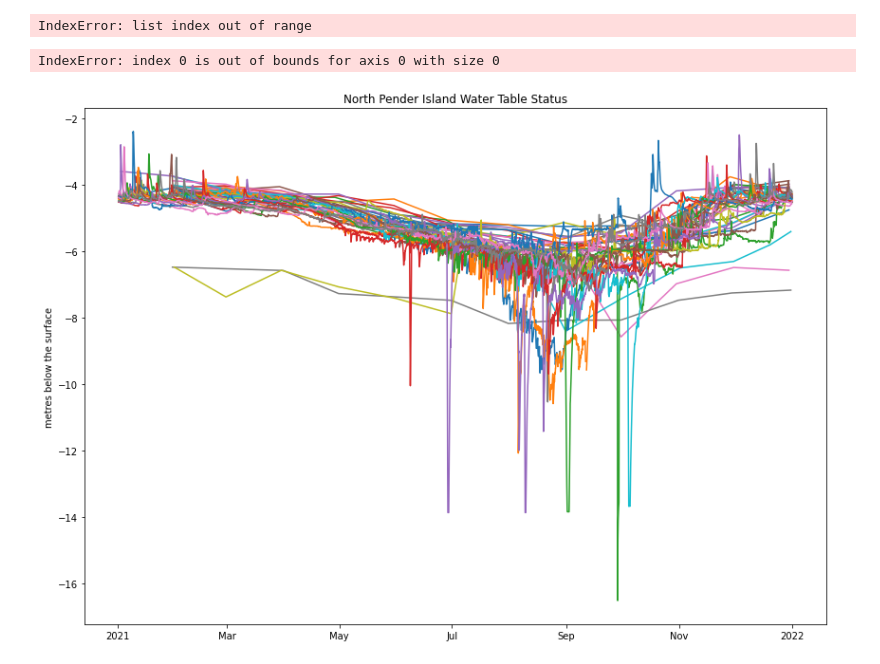
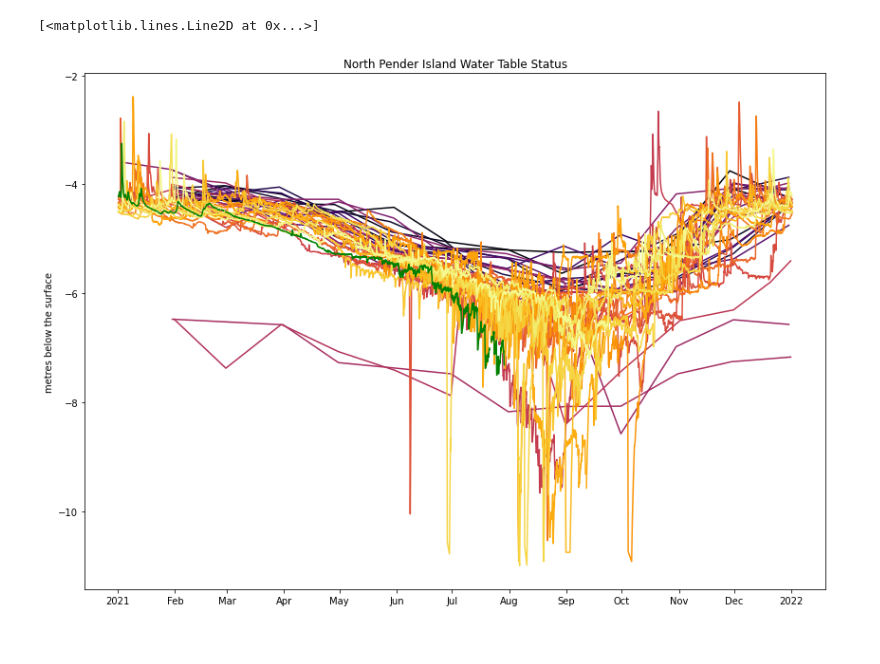
Before and after one commit to novedevo/watertable, a Jupyter notebook: main.ipynb, the cells around one changed output. Saved outputs shown, nothing was run; the diff lists cells and outputs as text; code cells hidden in the pictures.

Commit message:
improve colour scheme, add 2021 data

```diff
--- a/main.ipynb
+++ b/main.ipynb
@@ -22,6 +23,8 @@ def clean_and_process(stamp: str, value: str, code: str):
         return False
     if stamp[5:10] == "02-29": # janky hack, mate!
         return False # 😭
+    if float(value) > 11:
+        return False
     return (
         datetime.fromisoformat(stamp + '-07:00'),
         -float(value)
@@ -37,33 +40,36 @@ def year_splitter(days: Iterator[Tuple[datetime, float]]) -> List[List[Tuple[dat
 def unify_year(dates: List[Tuple[datetime, float]]):
     unified_dates = []
     for date in dates:
-        if date[0].year != 2021:
-            unified_dates.append((date[0].replace(year=2021), date[1]))
-            # print(date[0].year)
+        unified_dates.append((date[0].replace(year=2021), date[1]))
+        # print(date[0].year)
     return unified_dates
 
 with open("data/dataset.csv") as data:
     parsed = filter(lambda x: x, map(lambda x: clean_and_process(x[0], x[1], x[3]), csv.reader(data)))
     split = year_splitter(parsed)
-    years = map(lambda x: np.transpose(unify_year(x)), split)
+    years = list(map(lambda x: np.transpose(unify_year(x)), split))
-# %% [output]
-IndexError: list index out of range
 # %%
 fig, ax = plt.subplots()
 fig.set_size_inches(14, 10)
 
 ax.set_ylabel("metres below the surface")
 ax.set_title("North Pender Island Water Table Status")
 
-locator = mdates.AutoDateLocator(minticks=3, maxticks=10)
+locator = mdates.AutoDateLocator(minticks=3, maxticks=20)
 formatter = mdates.ConciseDateFormatter(locator)
 ax.xaxis.set_major_locator(locator)
 ax.xaxis.set_major_formatter(formatter)
 
+colourmap = cm.get_cmap('inferno')
+
 year_plots = []
 
-for year in years:
-    year_plots.append(ax.plot(year[0], year[1]))
+for i, year in enumerate(years[:-1]):
+    year_as_percentage = i/(2021-1983)
+    (year_plot, ) = ax.plot(year[0], year[1], color=colourmap(year_as_percentage))
+    year_plot
+    year_plots.append(year_plot)
+ax.plot(years[-1][0], years[-1][1], color="green")
 # %% [output]
-IndexError: index 0 is out of bounds for axis 0 with size 0
+[<matplotlib.lines.Line2D at 0x...>]
-[figure, old version]
+[figure, new version]
```
Also changed, not shown: parts of 1 cell of this notebook.
